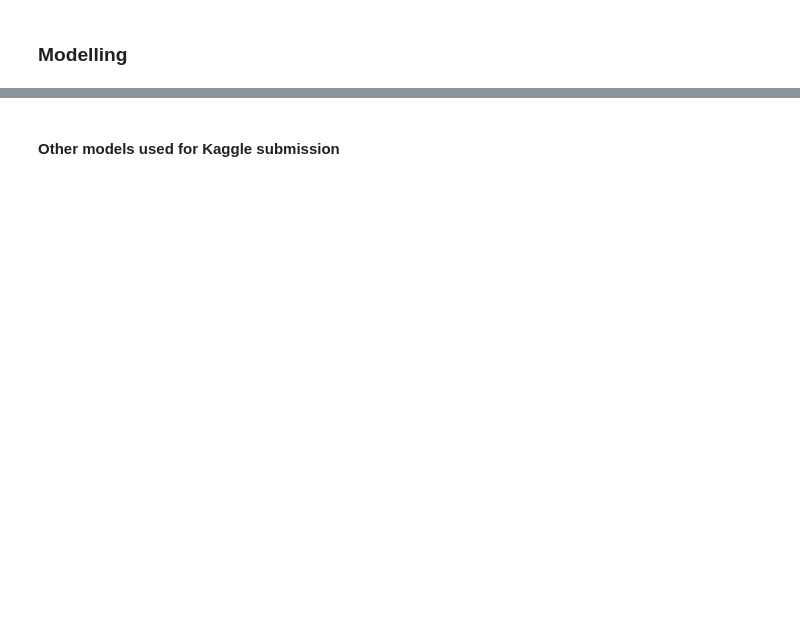
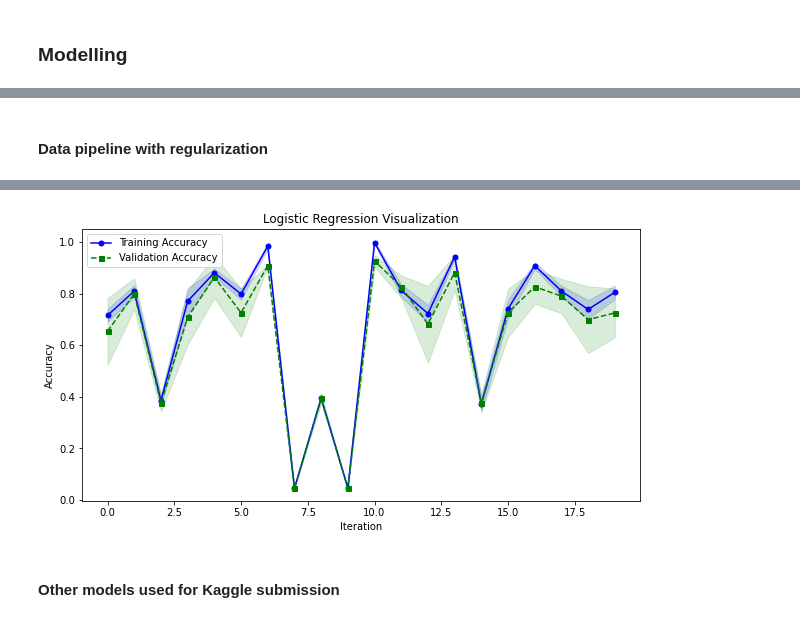
Before and after one commit to TaoM29/machine-learning, a Jupyter notebook: template.ipynb, the cells around one changed output, grey strips where cells are left out. Saved outputs shown, nothing was run; the diff lists cells and outputs as text; code cells hidden in the pictures; blank space fills up the shorter version.

```diff
--- a/template.ipynb
+++ b/template.ipynb
@@ -367,0 +398,78 @@ Mean absolute error (MAE) - train: 2210030.413,  test:  1978891.033
+# %% [markdown]
+#### Data pipeline with regularization
+# %%
+# Define the data preprocessing steps as a pipeline
+preprocessing_pipeline = Pipeline([
+    ('scaling', StandardScaler()),
+    ('pca', PCA()),
+    ('rfe', RFE(LogisticRegression()))
+])
+
+# Combine the preprocessing pipeline and the logistic regression classifier into a single pipeline
+pipeline = Pipeline([
+    ('preprocessing', preprocessing_pipeline),
+    ('classifier', LogisticRegression())
+])
+
+# Defining the hyperparameters
+hyperparameters = {
+    'classifier__C': [0.001, 0.01, 0.1, 1, 10, 100],
+    'classifier__penalty': ['l1', 'l2'],
+    'preprocessing__pca__n_components': [2, 4, 6, 8, 10, 12, 14],
+    'classifier__solver': ['liblinear', 'saga'],
+    'classifier__max_iter': [5000],
+    'preprocessing__rfe__n_features_to_select': [2, 4, 6, 8, 10, 12, 14]
+}
+
+# Define stratified k-fold cross-validation
+cv = StratifiedKFold(n_splits=5, shuffle=True, random_state=42)
+
+# Perform Grid search with cross-validation
+random_search_lr = RandomizedSearchCV(pipeline, hyperparameters,
+                                      cv=cv,
+                                      n_iter=20,
+                                      random_state=42,
+                                      return_train_score=True,
+                                      error_score='raise')
+
+random_search_lr.fit(X_train, y_train)
+
+print("Best hyperparameters:", random_search_lr.best_params_)
+
+y_pred = random_search_lr.predict(X_test)
+print(classification_report(y_test, y_pred, zero_division=1))
+print(confusion_matrix(y_test, y_pred))
+
+
+
+# Get the training and test scores
+train_scores = random_search_lr.cv_results_['mean_train_score']
+test_scores = random_search_lr.cv_results_['mean_test_score']
+
+
+# Plot the training and test scores
+plt.figure(figsize=(10, 5))
+plt.plot(train_scores, color = 'blue', marker='o', markersize=5 ,label='Training Accuracy')
+plt.plot(test_scores, color = 'green', linestyle='--', marker='s', markersize=5, label='Validation Accuracy')
+
+plt.fill_between(np.arange(len(train_scores)),
+                 train_scores - random_search_lr.cv_results_['std_train_score'],
+                 train_scores + random_search_lr.cv_results_['std_train_score'],
+                 alpha=0.15, color='blue')
+
+plt.fill_between(np.arange(len(test_scores)),
+                 test_scores - random_search_lr.cv_results_['std_test_score'],
+                 test_scores + random_search_lr.cv_results_['std_test_score'],
+                 alpha=0.15, color='green')
+
+
+plt.xlabel('Iteration')
+plt.ylabel('Accuracy')
+plt.title('Logistic Regression Visualization')
+plt.legend()
+plt.show
+
+
+# Apply the best parameters for prediction
+y_pred_test = random_search_lr.best_estimator_.predict(test)
+# %% [output]
@@ -368,2 +492,3 @@ Mean absolute error (MAE) - train: 2210030.413,  test:  1978891.033
+[figure, added]
 # %% [markdown]
 #### Other models used for Kaggle submission
```
Also changed, not shown: parts of 25 cells of this notebook.
